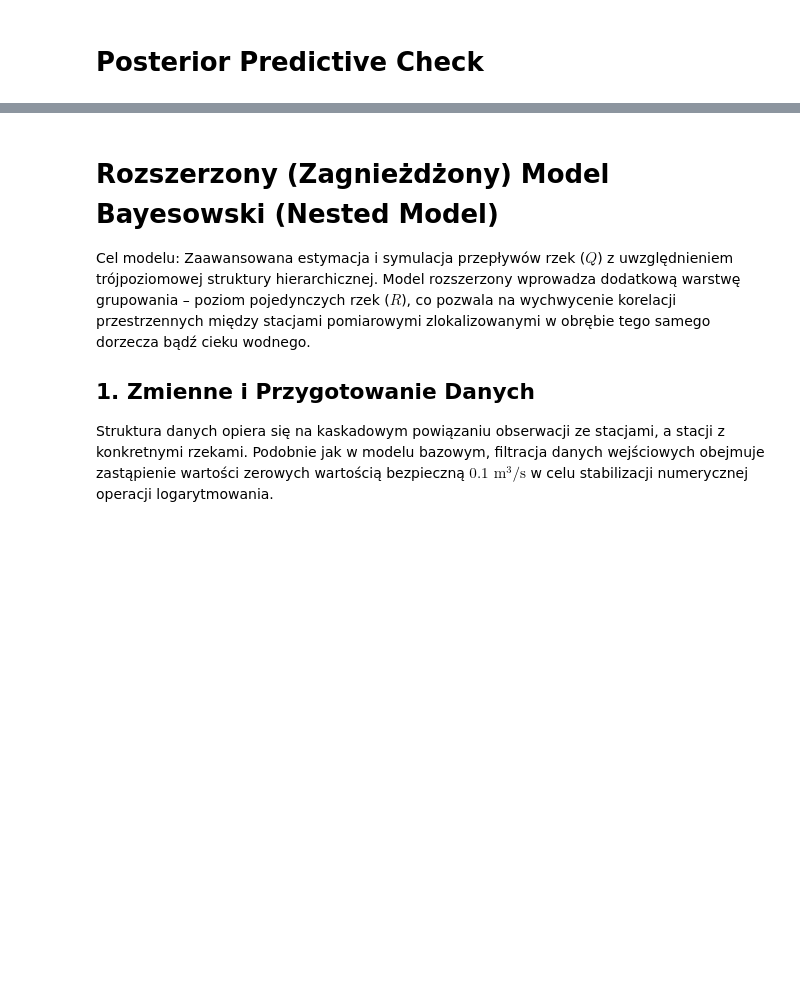
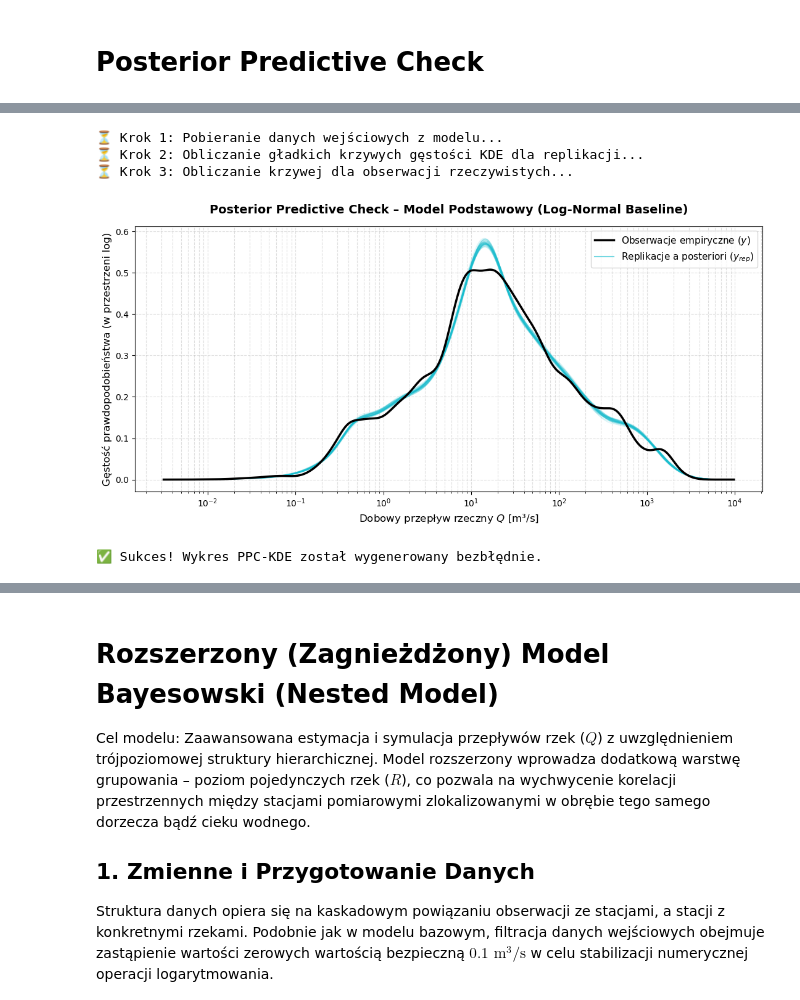
Before and after one commit to pjerzyna/Data-Analytics-Project, a Jupyter notebook: nested_hierarchical.ipynb, the cells around one changed output, grey strips where cells are left out. Drawn from its saved outputs; the diff is of its cells as text; code cells hidden in the pictures; blank space fills up the shorter version.

```diff
--- a/nested_hierarchical.ipynb
+++ b/nested_hierarchical.ipynb
@@ -734,0 +760,53 @@ NameError: name 'idata_base' is not defined
+# %%
+print("⏳ Krok 1: Pobieranie danych wejściowych z modelu...")
+# Pobieramy prawdziwe dane i próbki y_rep z CmdStanPy
+y_obs = np.array(stan_data_base['y'])
+y_rep_samples = fit_base.stan_variable("y_rep")
+
+# 2. Transformacja do przestrzeni log10 (kluczowa dla gładkiego KDE w hydrologii)
+log_y_obs = np.log10(y_obs)
+
+# Budujemy gęstą siatkę punktów do ewaluacji wygładzonych krzywych
+x_grid_log = np.linspace(log_y_obs.min() - 0.5, log_y_obs.max() + 0.5, 400)
+x_grid_raw = 10**x_grid_log  # Powrót do skali fizycznej na osi X
+
+# Losujemy dokładnie 50 światów alternatywnych z posteriora
+num_samples_to_plot = 50
+np.random.seed(42)
+random_indices = np.random.choice(y_rep_samples.shape[0], size=num_samples_to_plot, replace=False)
+
+plt.figure(figsize=(11, 5.5), dpi=100)
+
+print("⏳ Krok 2: Obliczanie gładkich krzywych gęstości KDE dla replikacji...")
+# Rysujemy 50 profesjonalnych, wygładzonych krzywych KDE dla y_rep
+for idx in random_indices:
+    y_rep_single = y_rep_samples[idx]
+    # Liczymy KDE na skali log, żeby uniknąć nienaturalnych zniekształceń wokół zera
+    kde_rep = stats.gaussian_kde(np.log10(y_rep_single))
+    plt.plot(x_grid_raw, kde_rep(x_grid_log), color='#17becf', alpha=0.15, linewidth=1)
+
+print("⏳ Krok 3: Obliczanie krzywej dla obserwacji rzeczywistych...")
+# Nakładamy grubą, czarną linię dla wygładzonych danych rzeczywistych
+kde_obs = stats.gaussian_kde(log_y_obs)
+plt.plot(x_grid_raw, kde_obs(x_grid_log), color='black', linewidth=2.5, label='Obserwacje empiryczne ($y$)')
+
+# Dodajemy atrapę linii dla eleganckiej legendy
+plt.plot([], [], color='#17becf', alpha=0.6, linewidth=1.5, label='Replikacje a posteriori ($y_{rep}$)')
+
+# Wizualne dopieszczenie wykresu pod recenzenta
+plt.xscale('log')
+plt.title("Posterior Predictive Check – Model Podstawowy (Log-Normal Baseline)", weight='bold', fontsize=14, pad=15)
+plt.xlabel("Dobowy przepływ rzeczny $Q$ [m³/s]", fontsize=12)
+plt.ylabel("Gęstość prawdopodobieństwa (w przestrzeni log)", fontsize=12)
+plt.grid(True, linestyle='--', alpha=0.4, which="both")
+plt.legend(fontsize=11, loc="upper right")
+
+plt.tight_layout()
+plt.show()
+print("✅ Sukces! Wykres PPC-KDE został wygenerowany bezbłędnie.")
+# %% [output]
+⏳ Krok 1: Pobieranie danych wejściowych z modelu...
+⏳ Krok 2: Obliczanie gładkich krzywych gęstości KDE dla replikacji...
+⏳ Krok 3: Obliczanie krzywej dla obserwacji rzeczywistych...
+[figure, added]
+✅ Sukces! Wykres PPC-KDE został wygenerowany bezbłędnie.
```
Also changed, not shown: parts of 16 cells of this notebook, 5 other files.
